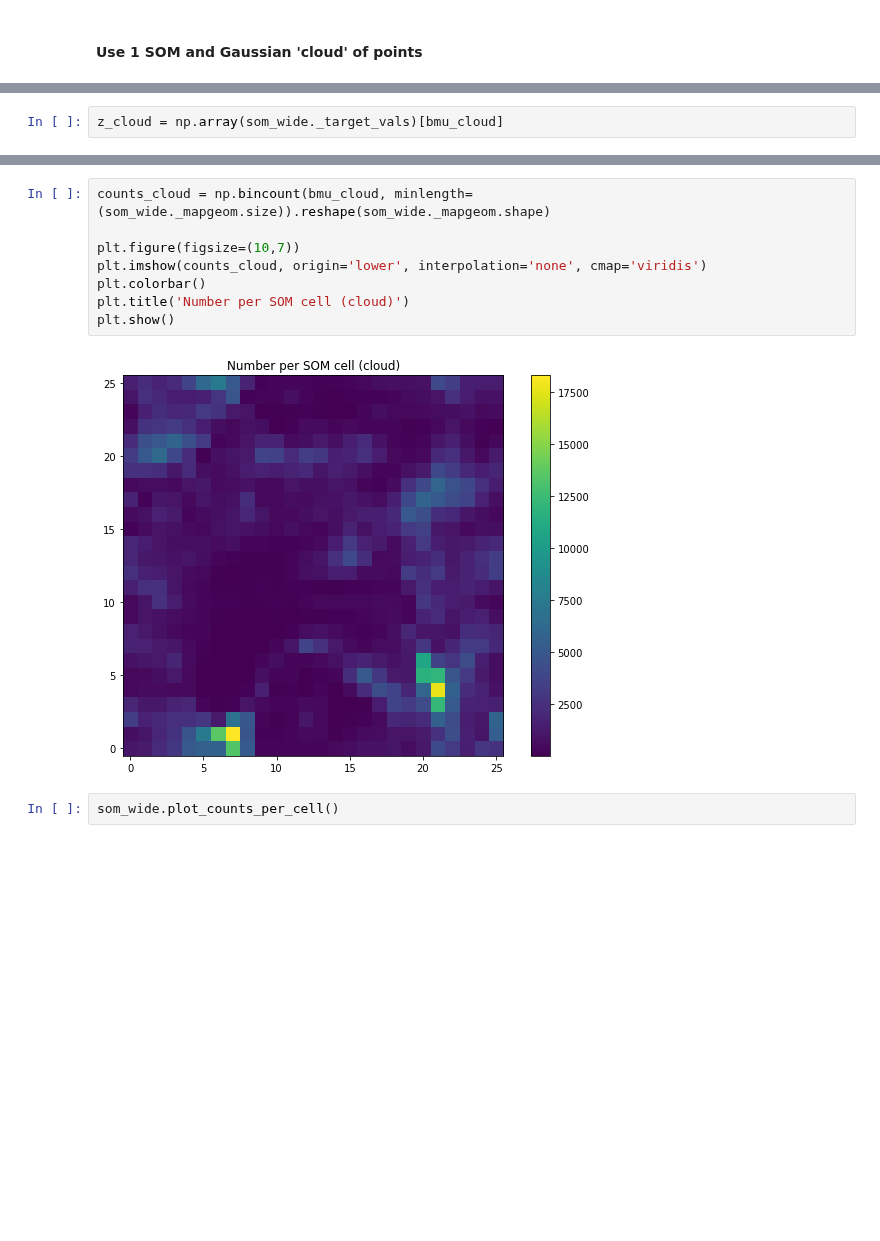
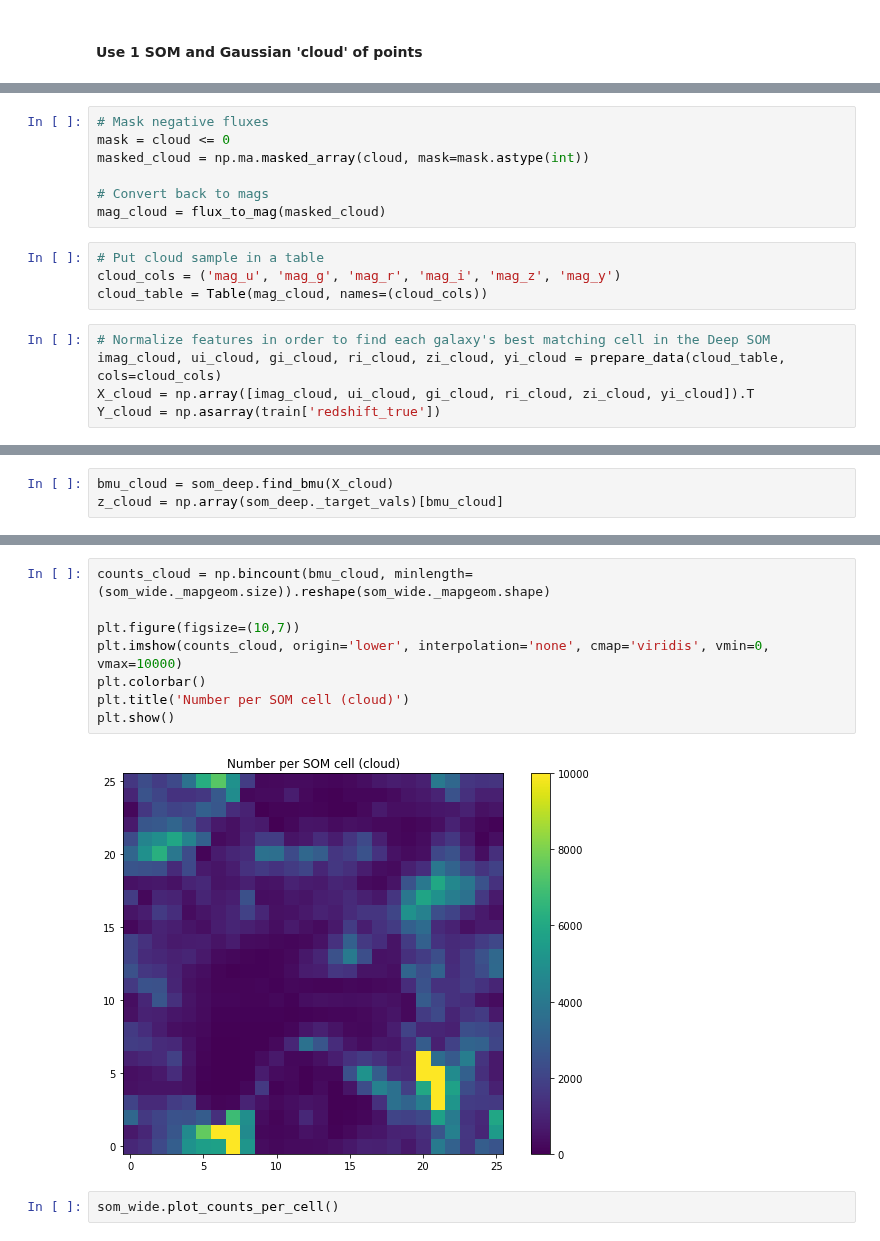
Before and after one commit to LSSTDESC/pz_bayes, a Jupyter notebook: notebooks/reproduce_SB2.ipynb, the cells around one changed output, grey strips where cells are left out. Drawn from its saved outputs; the diff is of its cells as text; blank space fills up the shorter version.

```diff
--- a/notebooks/reproduce_SB2.ipynb
+++ b/notebooks/reproduce_SB2.ipynb
@@ -389,0 +449,16 @@ for idx in range(size):
+# %%
+# Mask negative fluxes
+mask = cloud <= 0
+masked_cloud = np.ma.masked_array(cloud, mask=mask.astype(int))
+
+# Convert back to mags
+mag_cloud = flux_to_mag(masked_cloud)
+# %%
+# Put cloud sample in a table
+cloud_cols = ('mag_u', 'mag_g', 'mag_r', 'mag_i', 'mag_z', 'mag_y')
+cloud_table = Table(mag_cloud, names=(cloud_cols))
+# %%
+# Normalize features in order to find each galaxy's best matching cell in the Deep SOM
+imag_cloud, ui_cloud, gi_cloud, ri_cloud, zi_cloud, yi_cloud = prepare_data(cloud_table, cols=cloud_cols)
+X_cloud = np.array([imag_cloud, ui_cloud, gi_cloud, ri_cloud, zi_cloud, yi_cloud]).T
+Y_cloud = np.asarray(train['redshift_true'])
@@ -420,2 +551,3 @@ bmu_cloud = som_wide.find_bmu(cloud_arr)
 # %%
-z_cloud = np.array(som_wide._target_vals)[bmu_cloud]
+bmu_cloud = som_deep.find_bmu(X_cloud)
+z_cloud = np.array(som_deep._target_vals)[bmu_cloud]
@@ -440,13 +592,13 @@ plt.legend(fontsize=12);
 # %%
 counts_cloud = np.bincount(bmu_cloud, minlength=(som_wide._mapgeom.size)).reshape(som_wide._mapgeom.shape)
 
 plt.figure(figsize=(10,7))
-plt.imshow(counts_cloud, origin='lower', interpolation='none', cmap='viridis')
+plt.imshow(counts_cloud, origin='lower', interpolation='none', cmap='viridis', vmin=0, vmax=10000)
 plt.colorbar()
 plt.title('Number per SOM cell (cloud)')
 plt.show()
 # %% [output]
-[figure, old version]
+[figure, new version]
 # %%
 som_wide.plot_counts_per_cell()
 # %% [output]
```
Also changed, not shown: parts of 70 cells of this notebook.
